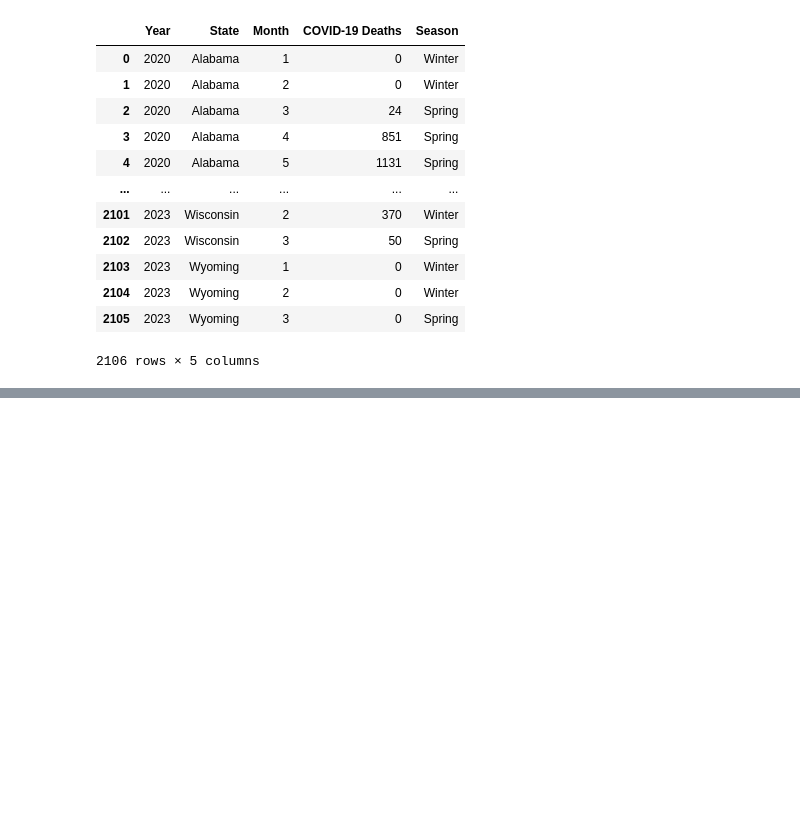
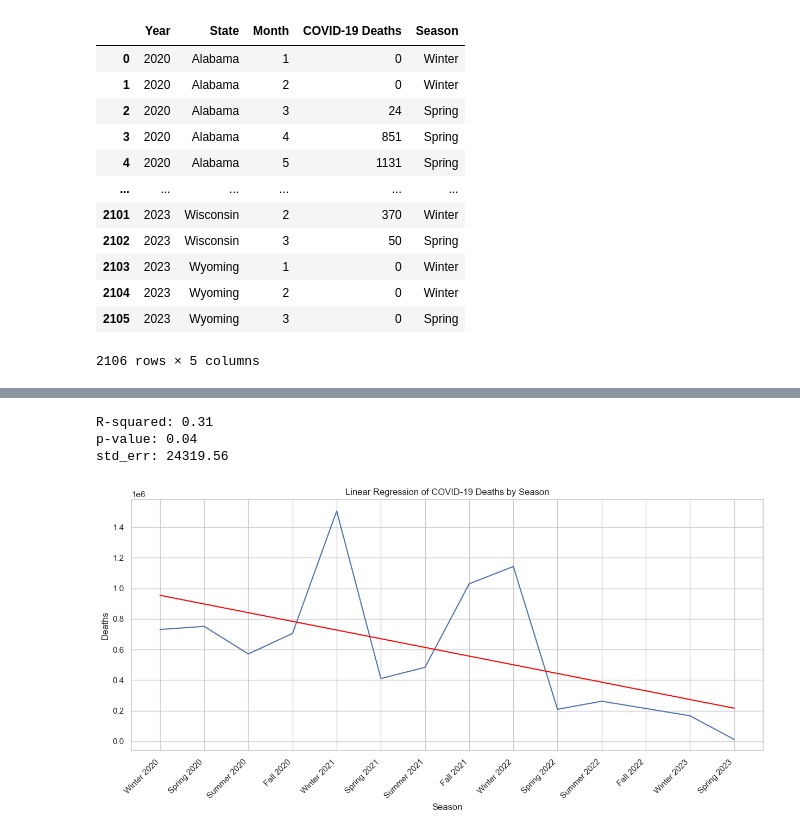
Before and after one commit to willbang548/Group_1, a Jupyter notebook: main.ipynb, the cells around one changed output, grey strips where cells are left out. Drawn from its saved outputs; the diff is of its cells as text; code cells hidden in the pictures; blank space fills up the shorter version.

```diff
--- a/main.ipynb
+++ b/main.ipynb
@@ -109,0 +169,31 @@ AttributeError: 'list' object has no attribute 'loc'
+# %%
+
+
+sns.set(style="whitegrid")
+plt.subplots(figsize=(15, 6))
+sns.lineplot(x="Season", y="Deaths", data=covid_seasons)
+
+slope, intercept, r_value, p_value, std_err = st.linregress(covid_seasons.index, covid_seasons['Deaths'])
+expected_values = [slope * i + intercept for i in covid_seasons.index]
+
+sns.lineplot(x='Season', y=expected_values, data=covid_seasons, color='red')
+plt.xticks(rotation=45, ha='right')
+plt.title('Linear Regression of COVID-19 Deaths by Season')
+plt.xlabel('Season')
+plt.ylabel('Deaths')
+
+
+rss = sum((covid_seasons['Deaths'] - expected_values) ** 2)
+tss = sum((covid_seasons['Deaths'] - np.mean(covid_seasons['Deaths'])) ** 2)
+r_squared = 1 - (rss / tss)
+
+print(f'R-squared: {r_squared:.2f}')
+print(f'p-value: {p_value:.2f}')
+print(f'std_err: {std_err:.2f}')
+
+plt.show()
+# %% [output]
+R-squared: 0.31
+p-value: 0.04
+std_err: 24319.56
+[figure, added]
```
Also changed, not shown: parts of 8 cells of this notebook.
